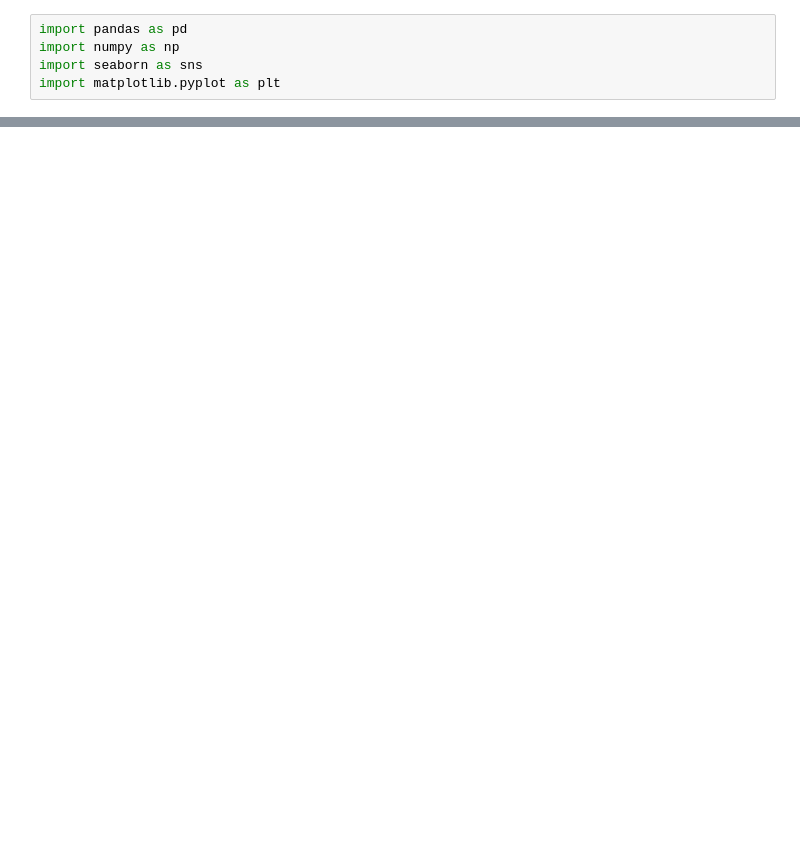
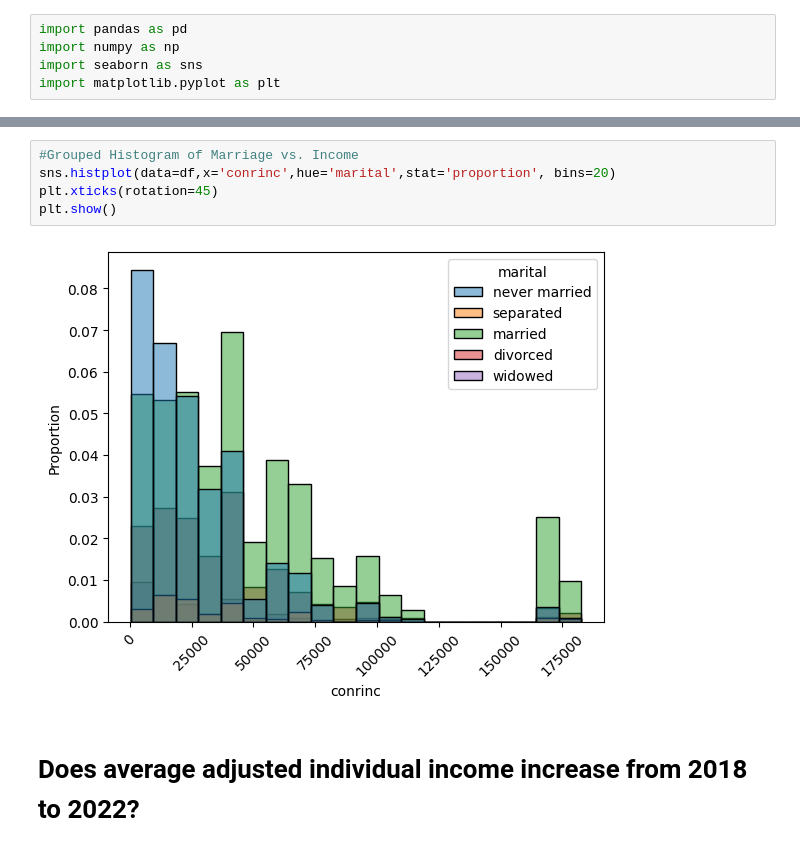
Before and after one commit to imdressel/project_gss, a Jupyter notebook: GSS_Rhiannon's_part.ipynb, the cells around one changed output, grey strips where cells are left out. Cells and saved outputs as stored; diff of their text form; blank space fills up the shorter version.

```diff
--- a/GSS_Rhiannon's_part.ipynb
+++ b/GSS_Rhiannon's_part.ipynb
@@ -24,4 +28,13 @@ income.describe() #Float
 income.isna().sum() #2,539 NA values
 # %% [output]
 2539
+# %%
+#Grouped Histogram of Marriage vs. Income
+sns.histplot(data=df,x='conrinc',hue='marital',stat='proportion', bins=20)
+plt.xticks(rotation=45)
+plt.show()
+# %% [output]
+[figure, added]
+# %% [markdown]
+# Does average adjusted individual income increase from 2018 to 2022?
 # %%
```
Also changed, not shown: parts of 24 cells of this notebook.
